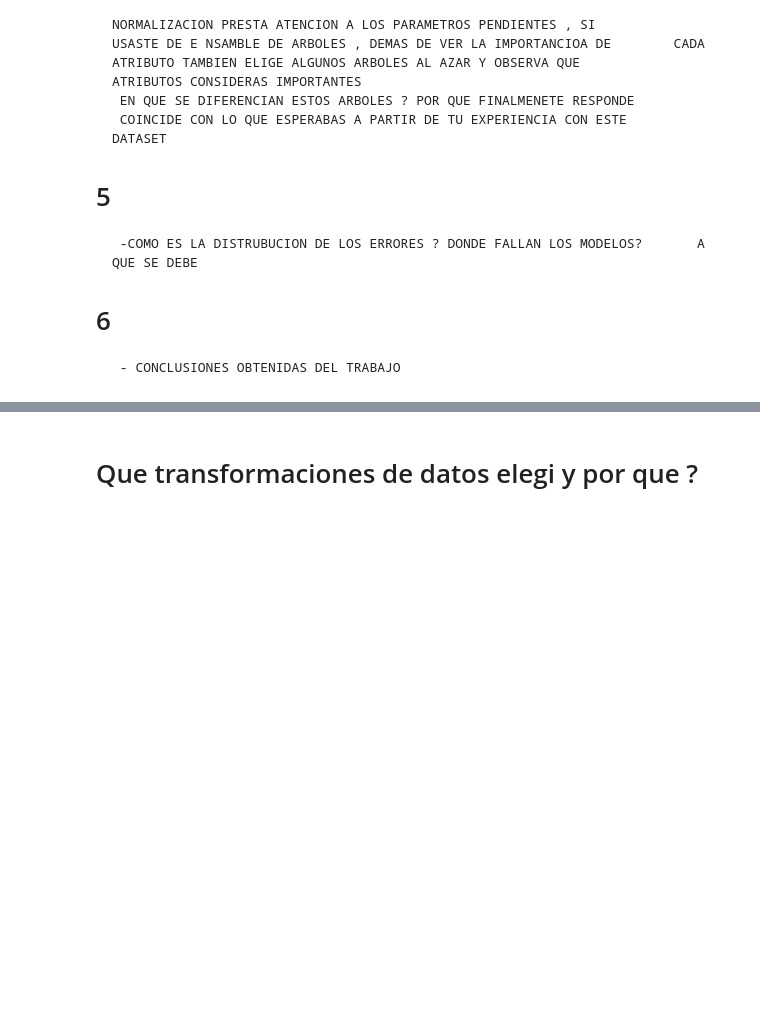
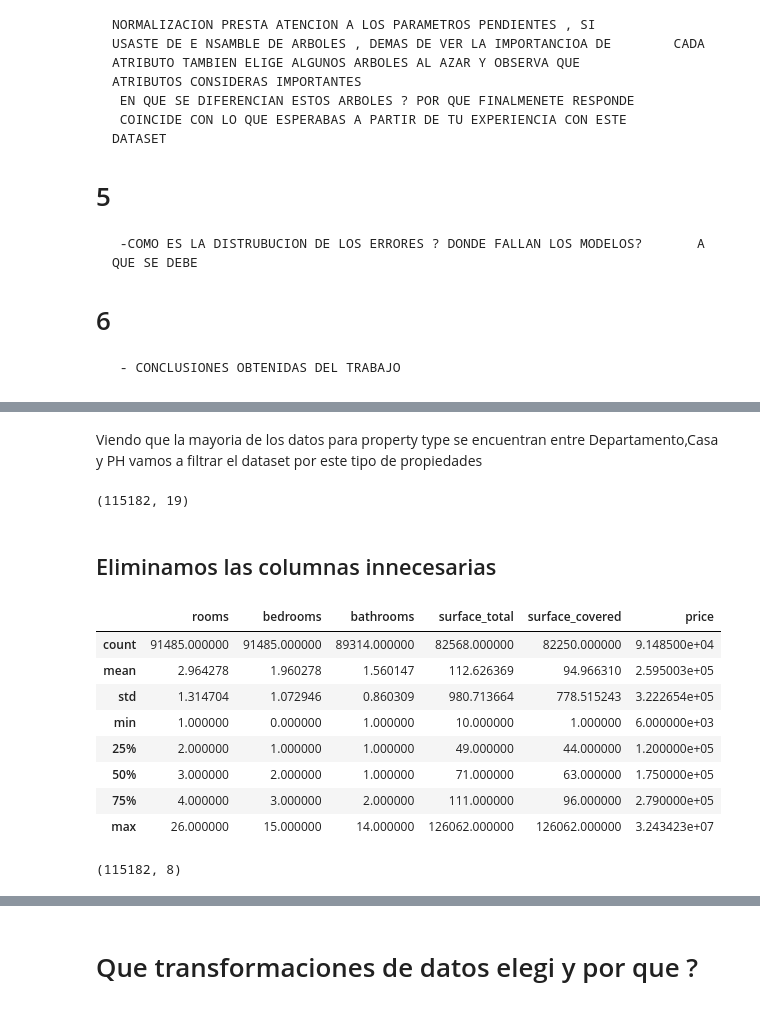
Before and after one commit to Codemonster808/Properati-proyecto-2-, a Jupyter notebook: Santiago Venegas Properati Proyecto_2-Copy1.ipynb, the cells around one changed output, grey strips where cells are left out. Saved outputs shown, nothing was run; the diff lists cells and outputs as text; code cells hidden in the pictures; blank space fills up the shorter version.

```diff
--- a/Santiago Venegas Properati Proyecto_2-Copy1.ipynb
+++ b/Santiago Venegas Properati Proyecto_2-Copy1.ipynb
@@ -59,0 +77,3 @@ data.head()
+# %%
+data = data[data.l2.isin(['Capital Federal','Bs.As. G.B.A. Zona Norte'])]
+data.shape
@@ -59,0 +96,27 @@ data.head()
+# %% [markdown]
+Viendo que la mayoria de los datos para property type se encuentran entre Departamento,Casa y PH vamos a filtrar el dataset por este tipo de propiedades
+# %%
+data = data[data.property_type.isin(['Departamento','Casa','PH'])]
+data.shape
+# %% [output]
+(115182, 19)
+# %% [markdown]
+## Eliminamos las columnas innecesarias
+# %%
+data.drop(columns=['l1','l3','lat','lon','start_date','end_date','created_on','description','operation_type','title','currency'], inplace=True)
+# %%
+data.describe()
+# %% [output]
+|  | rooms | bedrooms | bathrooms | surface_total | surface_covered | price |
+| count | 91485.000000 | 91485.000000 | 89314.000000 | 82568.000000 | 82250.000000 | 9.148500e+04 |
+| mean | 2.964278 | 1.960278 | 1.560147 | 112.626369 | 94.966310 | 2.595003e+05 |
+| std | 1.314704 | 1.072946 | 0.860309 | 980.713664 | 778.515243 | 3.222654e+05 |
+| min | 1.000000 | 0.000000 | 1.000000 | 10.000000 | 1.000000 | 6.000000e+03 |
+| 25% | 2.000000 | 1.000000 | 1.000000 | 49.000000 | 44.000000 | 1.200000e+05 |
+| 50% | 3.000000 | 2.000000 | 1.000000 | 71.000000 | 63.000000 | 1.750000e+05 |
+| 75% | 4.000000 | 3.000000 | 2.000000 | 111.000000 | 96.000000 | 2.790000e+05 |
+| max | 26.000000 | 15.000000 | 14.000000 | 126062.000000 | 126062.000000 | 3.243423e+07 |
+# %%
+data.shape
+# %% [output]
+(115182, 8)
```
Also changed, not shown: parts of 46 cells of this notebook.
